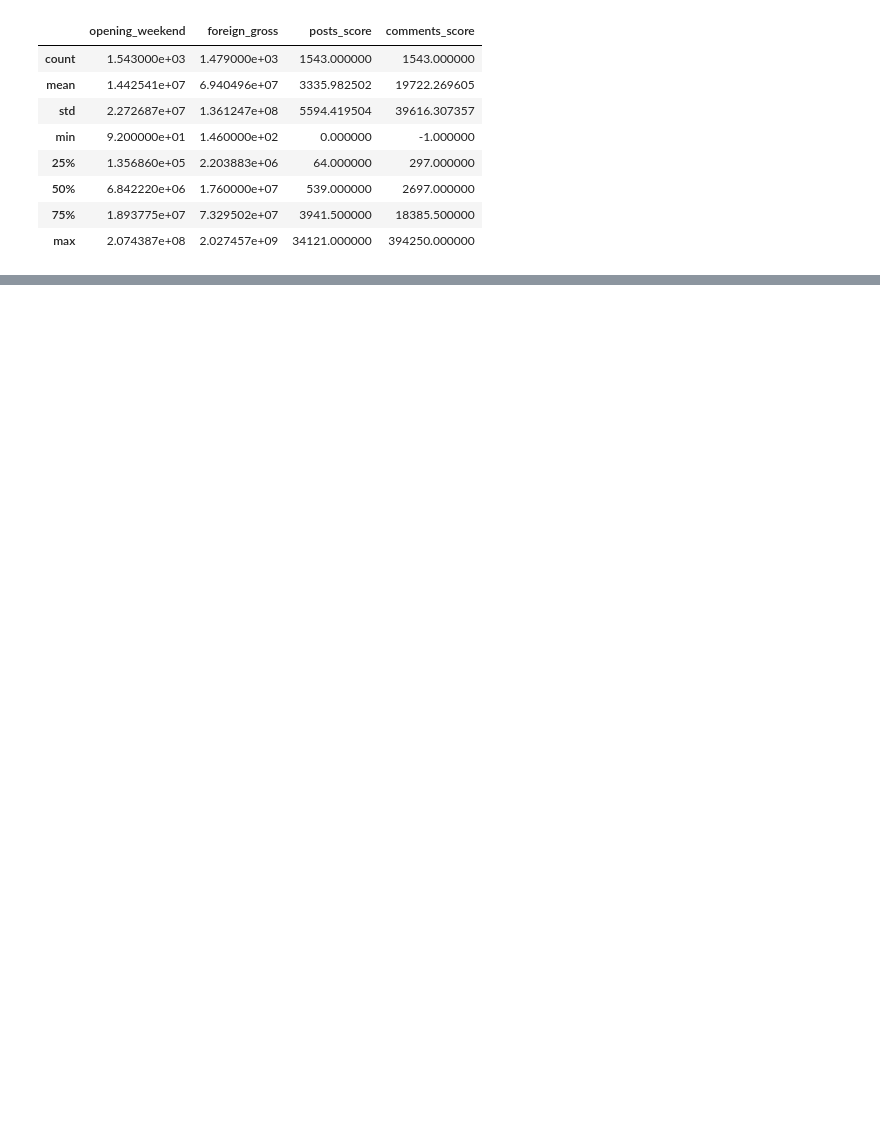
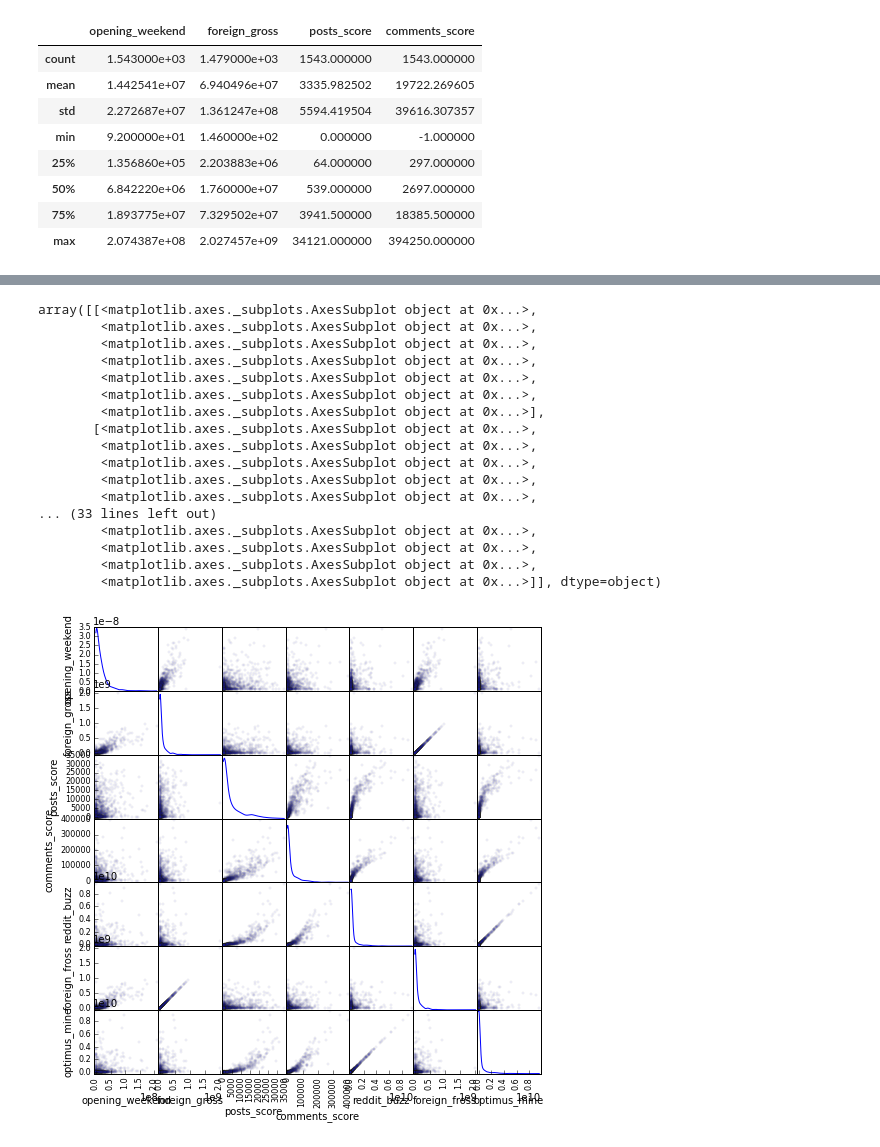
Before and after one commit to smitfire/luther, a Jupyter notebook: data_plotting_luther.ipynb, the cells around one changed output, grey strips where cells are left out. Drawn from its saved outputs; the diff is of its cells as text; code cells hidden in the pictures; blank space fills up the shorter version.

```diff
--- a/data_plotting_luther.ipynb
+++ b/data_plotting_luther.ipynb
@@ -55,0 +76,25 @@ AttributeError: 'datetime.date' object has no attribute 'read'
+# %%
+o_w_mean = 1.622696e+07
+r_buzz =8.416874e+08
+'2011' > '2010'
+new_df = complete_df[ complete_df["release_date"] >= parse("2011-01-01").date() ]
+scatter_matrix(complete_df, alpha=0.05, figsize=(8,8), diagonal='kde')
+# %% [output]
+array([[<matplotlib.axes._subplots.AxesSubplot object at 0x...>,
+        <matplotlib.axes._subplots.AxesSubplot object at 0x...>,
+        <matplotlib.axes._subplots.AxesSubplot object at 0x...>,
+        <matplotlib.axes._subplots.AxesSubplot object at 0x...>,
+        <matplotlib.axes._subplots.AxesSubplot object at 0x...>,
+        <matplotlib.axes._subplots.AxesSubplot object at 0x...>,
+        <matplotlib.axes._subplots.AxesSubplot object at 0x...>],
+       [<matplotlib.axes._subplots.AxesSubplot object at 0x...>,
+        <matplotlib.axes._subplots.AxesSubplot object at 0x...>,
+        <matplotlib.axes._subplots.AxesSubplot object at 0x...>,
+        <matplotlib.axes._subplots.AxesSubplot object at 0x...>,
+        <matplotlib.axes._subplots.AxesSubplot object at 0x...>,
+... (33 lines left out)
+        <matplotlib.axes._subplots.AxesSubplot object at 0x...>,
+        <matplotlib.axes._subplots.AxesSubplot object at 0x...>,
+        <matplotlib.axes._subplots.AxesSubplot object at 0x...>,
+        <matplotlib.axes._subplots.AxesSubplot object at 0x...>]], dtype=object)
+[figure, added]
```
Also changed, not shown: parts of 3 cells of this notebook, 2 other files.
